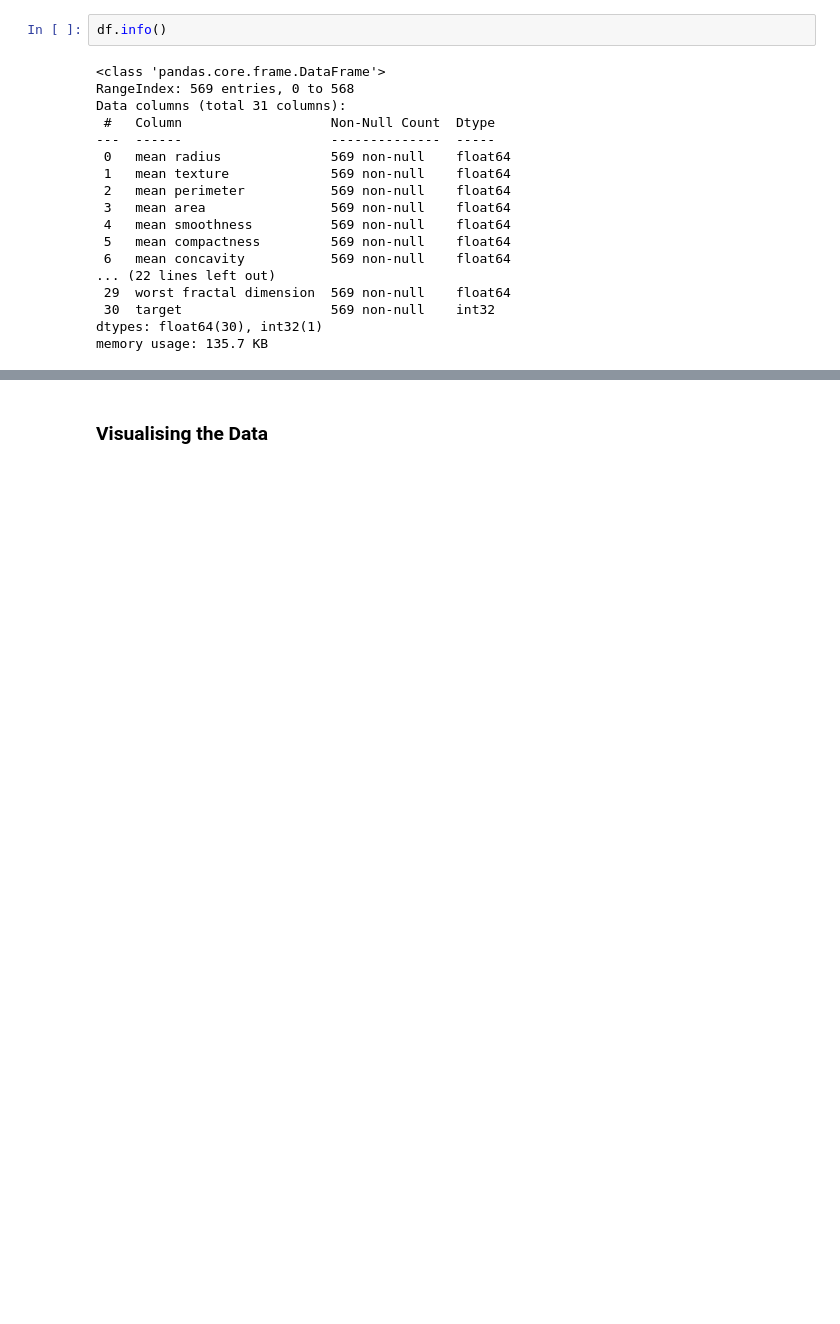
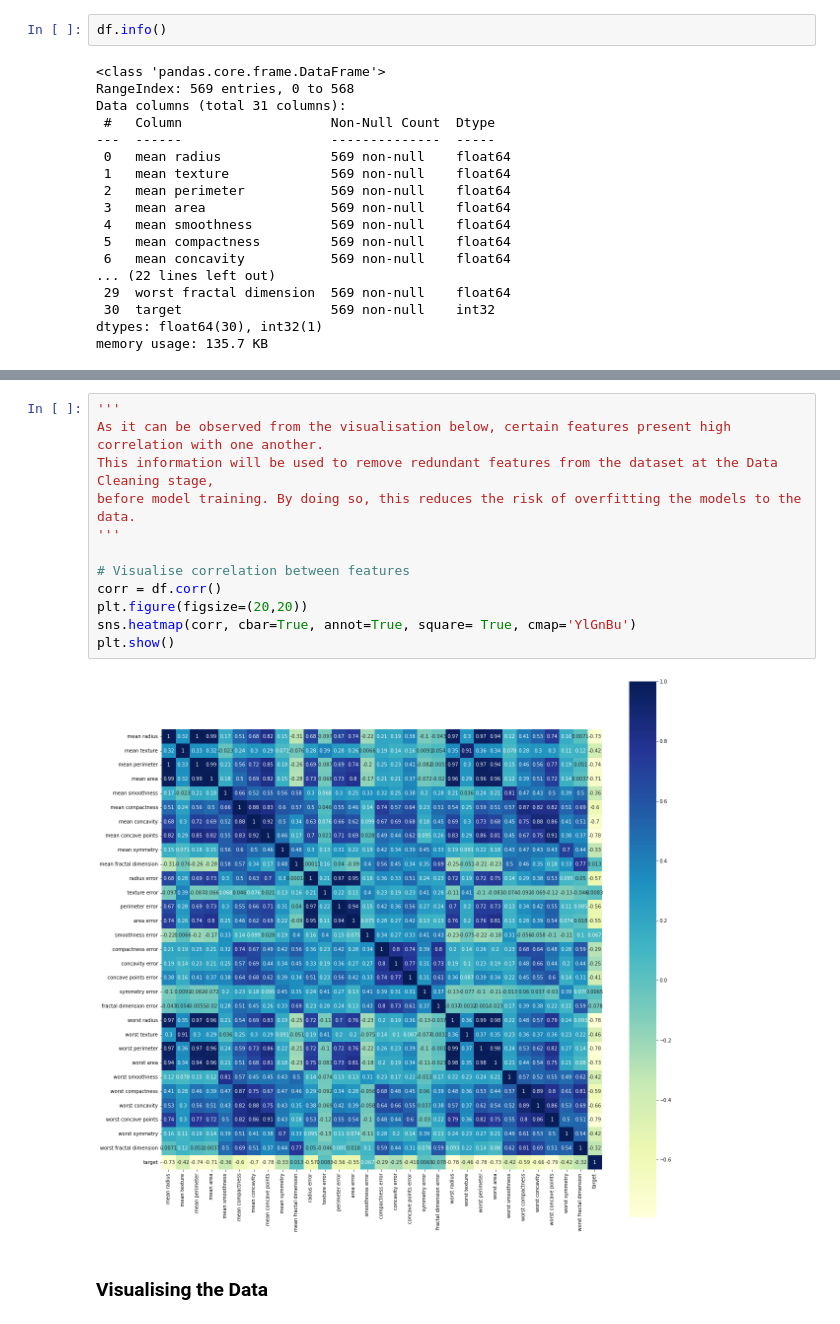
Before and after one commit to isaqueiros/breastCancer-predictions-analysis, a Jupyter notebook: Breast Cancer Analysis.ipynb, the cells around one changed output, grey strips where cells are left out. Cells and saved outputs as stored; diff of their text form; blank space fills up the shorter version.

```diff
--- a/Breast Cancer Analysis.ipynb
+++ b/Breast Cancer Analysis.ipynb
@@ -91,3 +142,17 @@ memory usage: 135.7 KB
+# %%
+'''
+As it can be observed from the visualisation below, certain features present high correlation with one another.
+This information will be used to remove redundant features from the dataset at the Data Cleaning stage,
+before model training. By doing so, this reduces the risk of overfitting the models to the data.
+'''
+
+# Visualise correlation between features
+corr = df.corr()
+plt.figure(figsize=(20,20))
+sns.heatmap(corr, cbar=True, annot=True, square= True, cmap='YlGnBu')
+plt.show()
+# %% [output]
+[figure, added]
 # %% [markdown]
 ### Visualising the Data
 # %% [markdown]
```
Also changed, not shown: parts of 35 cells of this notebook.
